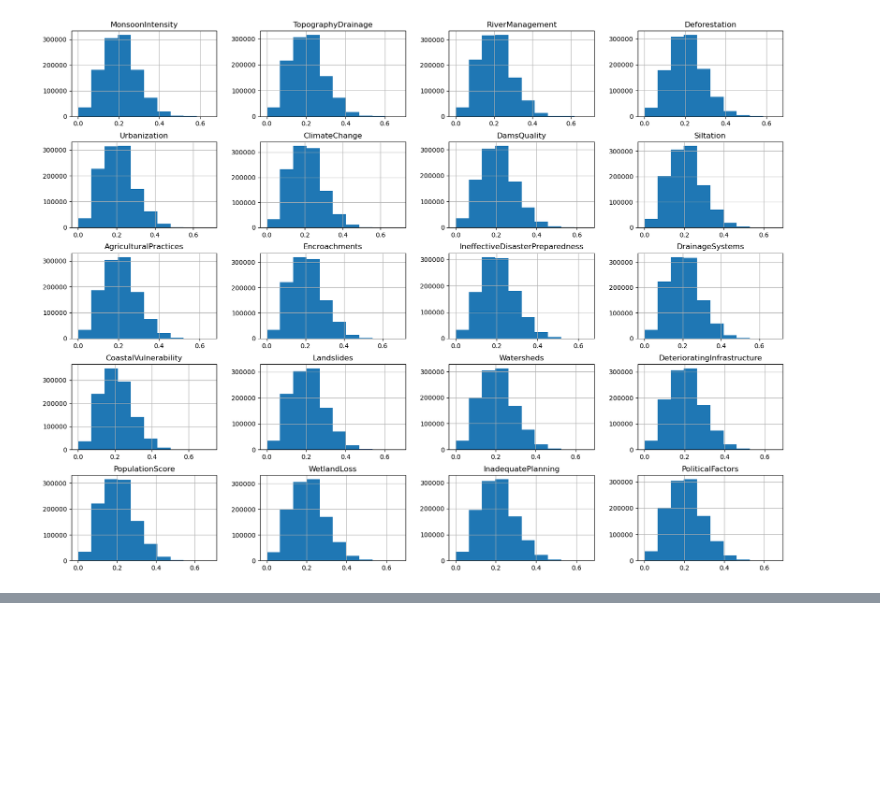
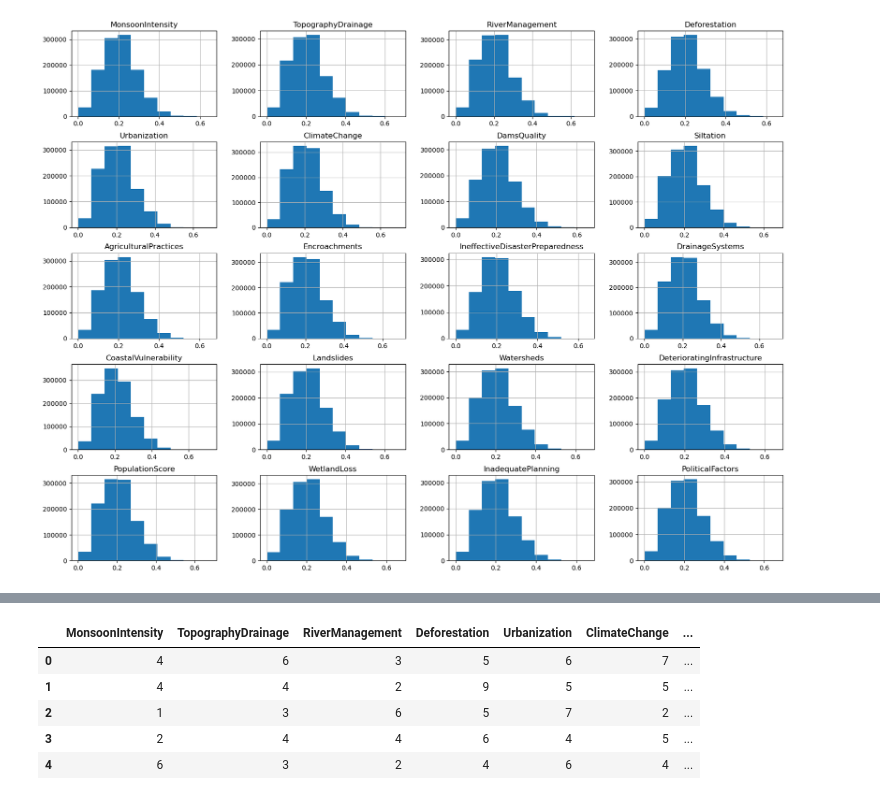
Before and after one commit to timothyafolami/Flood-Prediction, a Jupyter notebook: Data_analysis.ipynb, the cells around one changed output, grey strips where cells are left out. Saved outputs shown, nothing was run; the diff lists cells and outputs as text; code cells hidden in the pictures; blank space fills up the shorter version.

```diff
--- a/Data_analysis.ipynb
+++ b/Data_analysis.ipynb
@@ -733,0 +939,12 @@ array([[<Axes: title={'center': 'MonsoonIntensity'}>,
+# %%
+# scaling the test data
+test = test
+# %%
+test.head()
+# %% [output]
+|  | MonsoonIntensity | TopographyDrainage | RiverManagement | Deforestation | Urbanization | ClimateChange | ... |
+| 0 | 4 | 6 | 3 | 5 | 6 | 7 | ... |
+| 1 | 4 | 4 | 2 | 9 | 5 | 5 | ... |
+| 2 | 1 | 3 | 6 | 5 | 7 | 2 | ... |
+| 3 | 2 | 4 | 4 | 6 | 4 | 5 | ... |
+| 4 | 6 | 3 | 2 | 4 | 6 | 4 | ... |
```
Also changed, not shown: parts of 18 cells of this notebook, 8 other files.
